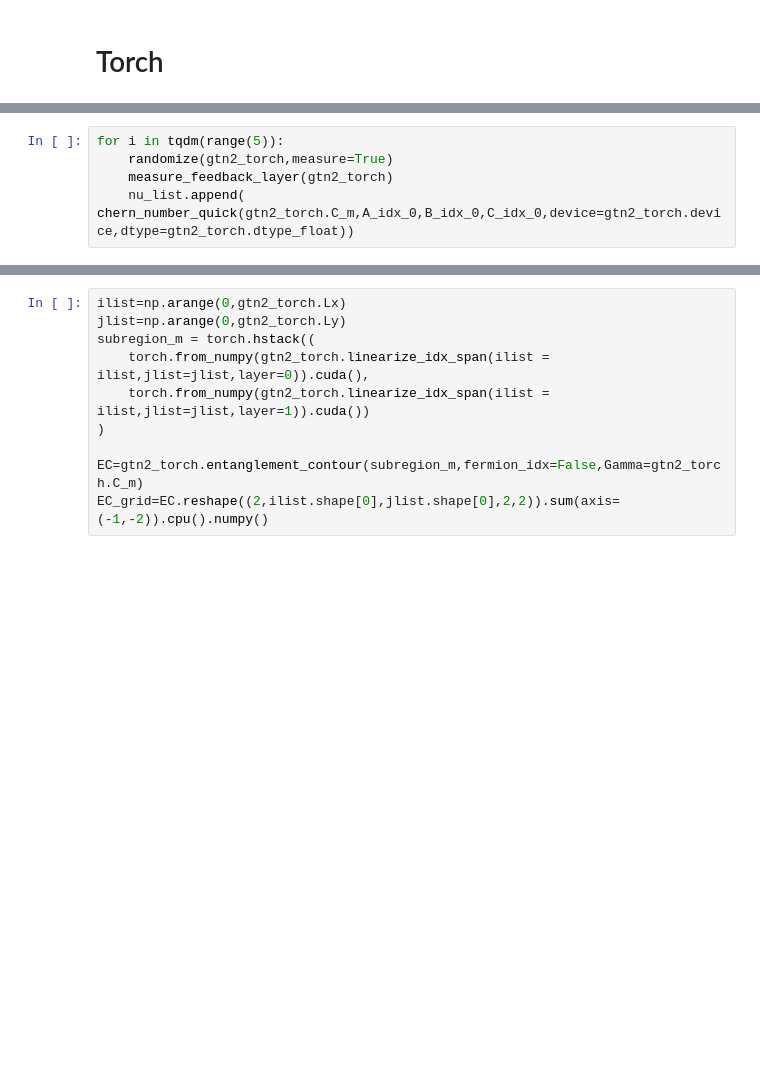
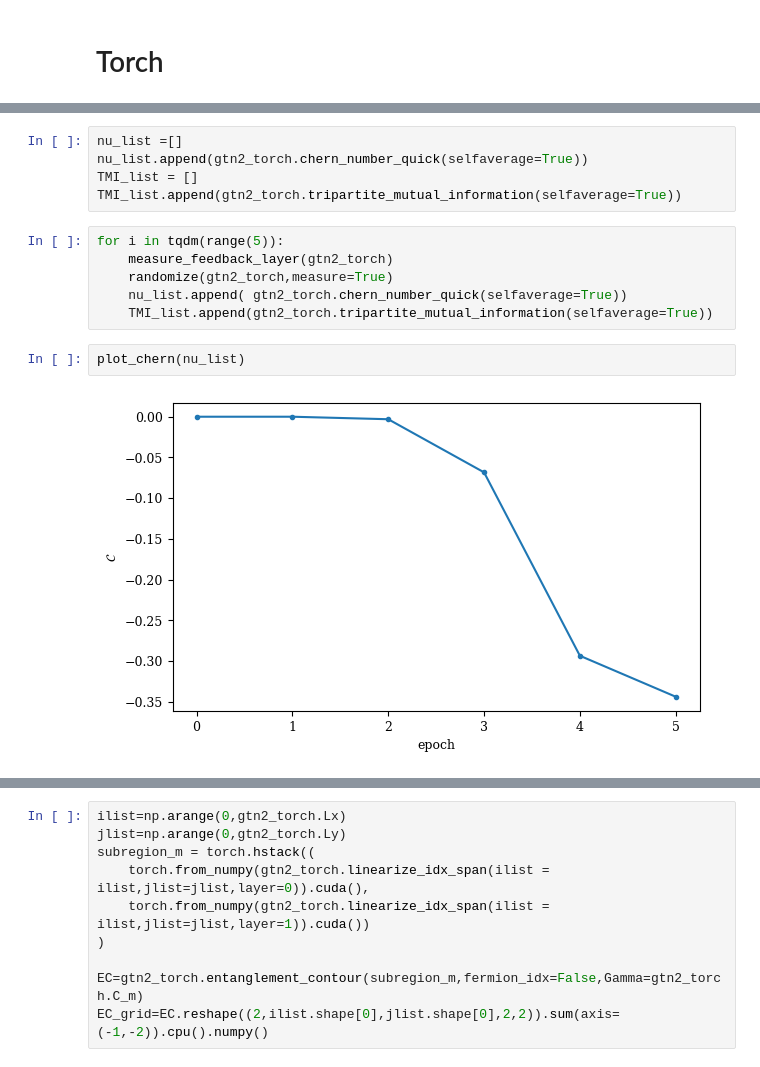
Before and after one commit to hainingpan/GTN, a Jupyter notebook: test_pytorch.ipynb, the cells around one changed output, grey strips where cells are left out. Cells and saved outputs as stored; diff of their text form; blank space fills up the shorter version.

```diff
--- a/test_pytorch.ipynb
+++ b/test_pytorch.ipynb
@@ -279,5 +308,15 @@ nu_list.append(chern_number_quick(gtn2_torch.C_m,A_idx_0,B_idx_0,C_idx_0,device=
+# %%
+nu_list =[]
+nu_list.append(gtn2_torch.chern_number_quick(selfaverage=True))
+TMI_list = []
+TMI_list.append(gtn2_torch.tripartite_mutual_information(selfaverage=True))
 # %%
 for i in tqdm(range(5)):
+    measure_feedback_layer(gtn2_torch)
     randomize(gtn2_torch,measure=True)
-    measure_feedback_layer(gtn2_torch)
-    nu_list.append( chern_number_quick(gtn2_torch.C_m,A_idx_0,B_idx_0,C_idx_0,device=gtn2_torch.device,dtype=gtn2_torch.dtype_float))
+    nu_list.append( gtn2_torch.chern_number_quick(selfaverage=True))
+    TMI_list.append(gtn2_torch.tripartite_mutual_information(selfaverage=True))
+# %%
+plot_chern(nu_list)
+# %% [output]
+[figure, added]
```
Also changed, not shown: parts of 25 cells of this notebook, 2 other files.
